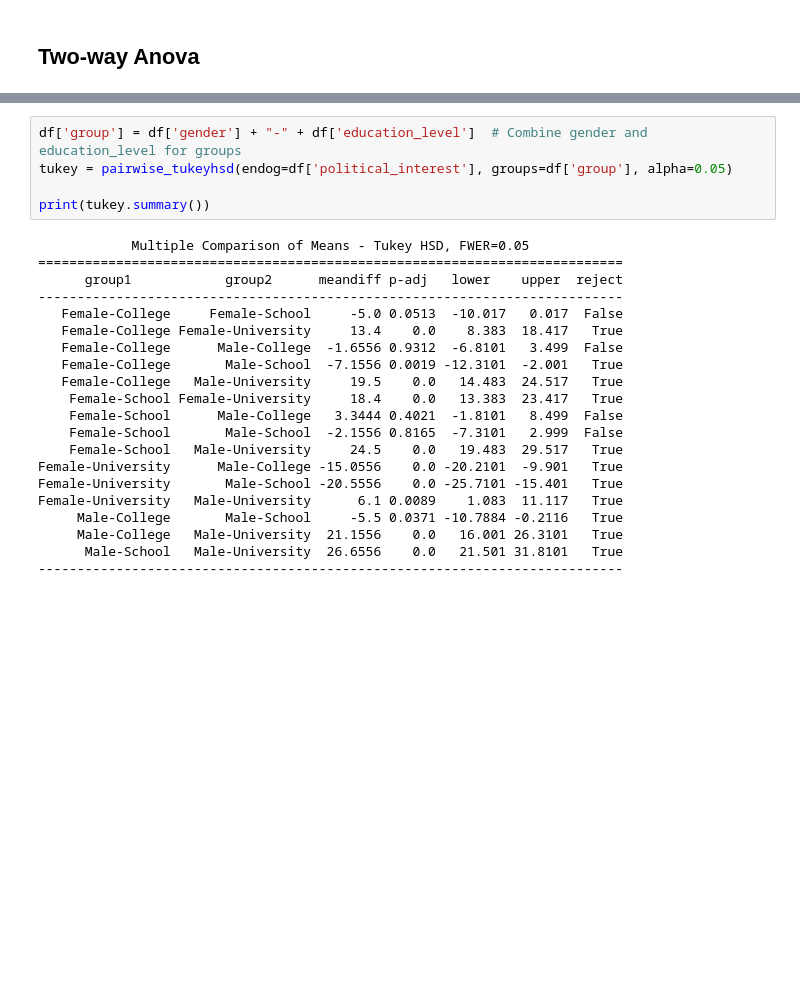
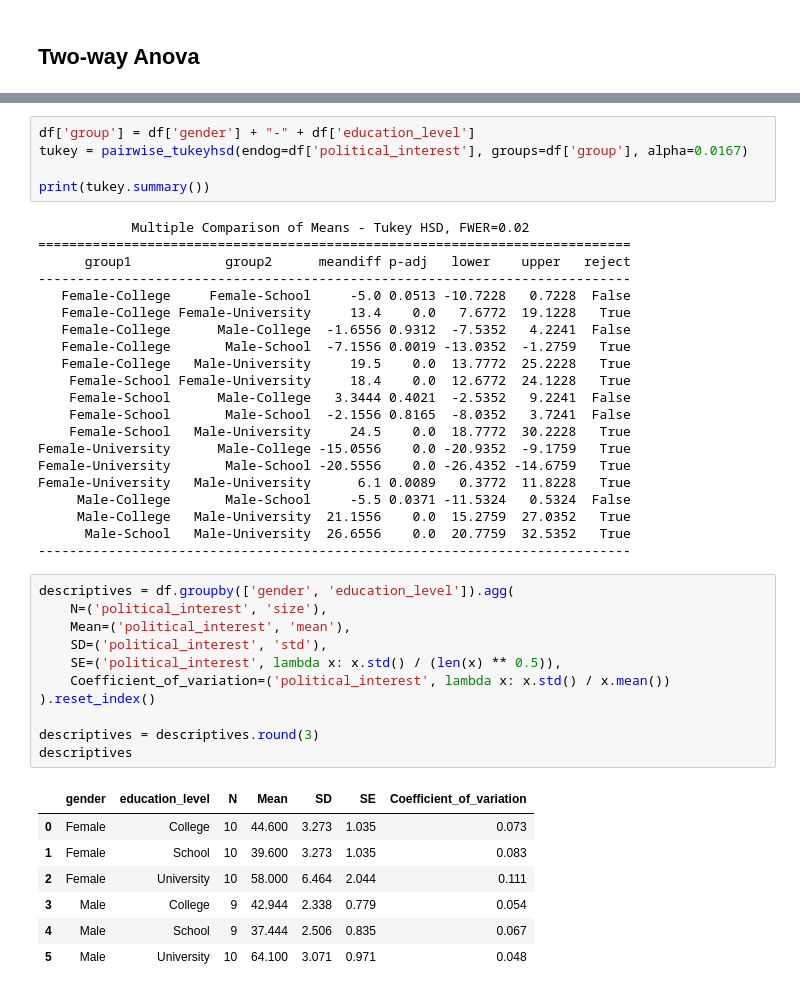
Before and after one commit to RomandRapido/APM1111, a Jupyter notebook: FA9-Lansangan/FA9-Lansangan.ipynb, the cells around one changed output, grey strips where cells are left out. Saved outputs shown, nothing was run; the diff lists cells and outputs as text; blank space fills up the shorter version.

```diff
--- a/FA9-Lansangan/FA9-Lansangan.ipynb
+++ b/FA9-Lansangan/FA9-Lansangan.ipynb
@@ -192,26 +221,45 @@ aov
 # %%
-df['group'] = df['gender'] + "-" + df['education_level']  # Combine gender and education_level for groups
-tukey = pairwise_tukeyhsd(endog=df['political_interest'], groups=df['group'], alpha=0.05)
+df['group'] = df['gender'] + "-" + df['education_level']
+tukey = pairwise_tukeyhsd(endog=df['political_interest'], groups=df['group'], alpha=0.0167)
 
 print(tukey.summary())
 # %% [output]
-            Multiple Comparison of Means - Tukey HSD, FWER=0.05
-===========================================================================
-      group1            group2      meandiff p-adj   lower    upper  reject
----------------------------------------------------------------------------
-   Female-College     Female-School     -5.0 0.0513  -10.017   0.017  False
-   Female-College Female-University     13.4    0.0    8.383  18.417   True
-   Female-College      Male-College  -1.6556 0.9312  -6.8101   3.499  False
-   Female-College       Male-School  -7.1556 0.0019 -12.3101  -2.001   True
-   Female-College   Male-University     19.5    0.0   14.483  24.517   True
-    Female-School Female-University     18.4    0.0   13.383  23.417   True
-    Female-School      Male-College   3.3444 0.4021  -1.8101   8.499  False
-    Female-School       Male-School  -2.1556 0.8165  -7.3101   2.999  False
-    Female-School   Male-University     24.5    0.0   19.483  29.517   True
-Female-University      Male-College -15.0556    0.0 -20.2101  -9.901   True
-Female-University       Male-School -20.5556    0.0 -25.7101 -15.401   True
-Female-University   Male-University      6.1 0.0089    1.083  11.117   True
-     Male-College       Male-School     -5.5 0.0371 -10.7884 -0.2116   True
-     Male-College   Male-University  21.1556    0.0   16.001 26.3101   True
-      Male-School   Male-University  26.6556    0.0   21.501 31.8101   True
----------------------------------------------------------------------------
+            Multiple Comparison of Means - Tukey HSD, FWER=0.02
+============================================================================
+      group1            group2      meandiff p-adj   lower    upper   reject
+----------------------------------------------------------------------------
+   Female-College     Female-School     -5.0 0.0513 -10.7228   0.7228  False
+   Female-College Female-University     13.4    0.0   7.6772  19.1228   True
+   Female-College      Male-College  -1.6556 0.9312  -7.5352   4.2241  False
+   Female-College       Male-School  -7.1556 0.0019 -13.0352  -1.2759   True
+   Female-College   Male-University     19.5    0.0  13.7772  25.2228   True
+    Female-School Female-University     18.4    0.0  12.6772  24.1228   True
+    Female-School      Male-College   3.3444 0.4021  -2.5352   9.2241  False
+    Female-School       Male-School  -2.1556 0.8165  -8.0352   3.7241  False
+    Female-School   Male-University     24.5    0.0  18.7772  30.2228   True
+Female-University      Male-College -15.0556    0.0 -20.9352  -9.1759   True
+Female-University       Male-School -20.5556    0.0 -26.4352 -14.6759   True
+Female-University   Male-University      6.1 0.0089   0.3772  11.8228   True
+     Male-College       Male-School     -5.5 0.0371 -11.5324   0.5324  False
+     Male-College   Male-University  21.1556    0.0  15.2759  27.0352   True
+      Male-School   Male-University  26.6556    0.0  20.7759  32.5352   True
+----------------------------------------------------------------------------
+# %%
+descriptives = df.groupby(['gender', 'education_level']).agg(
+    N=('political_interest', 'size'),
+    Mean=('political_interest', 'mean'),
+    SD=('political_interest', 'std'),
+    SE=('political_interest', lambda x: x.std() / (len(x) ** 0.5)),
+    Coefficient_of_variation=('political_interest', lambda x: x.std() / x.mean())
+).reset_index()
+
+descriptives = descriptives.round(3)
+descriptives
+# %% [output]
+|  | gender | education_level | N | Mean | SD | SE | Coefficient_of_variation |
+| 0 | Female | College | 10 | 44.600 | 3.273 | 1.035 | 0.073 |
+| 1 | Female | School | 10 | 39.600 | 3.273 | 1.035 | 0.083 |
+| 2 | Female | University | 10 | 58.000 | 6.464 | 2.044 | 0.111 |
+| 3 | Male | College | 9 | 42.944 | 2.338 | 0.779 | 0.054 |
+| 4 | Male | School | 9 | 37.444 | 2.506 | 0.835 | 0.067 |
+| 5 | Male | University | 10 | 64.100 | 3.071 | 0.971 | 0.048 |
```
Also changed, not shown: parts of 6 cells of this notebook.
